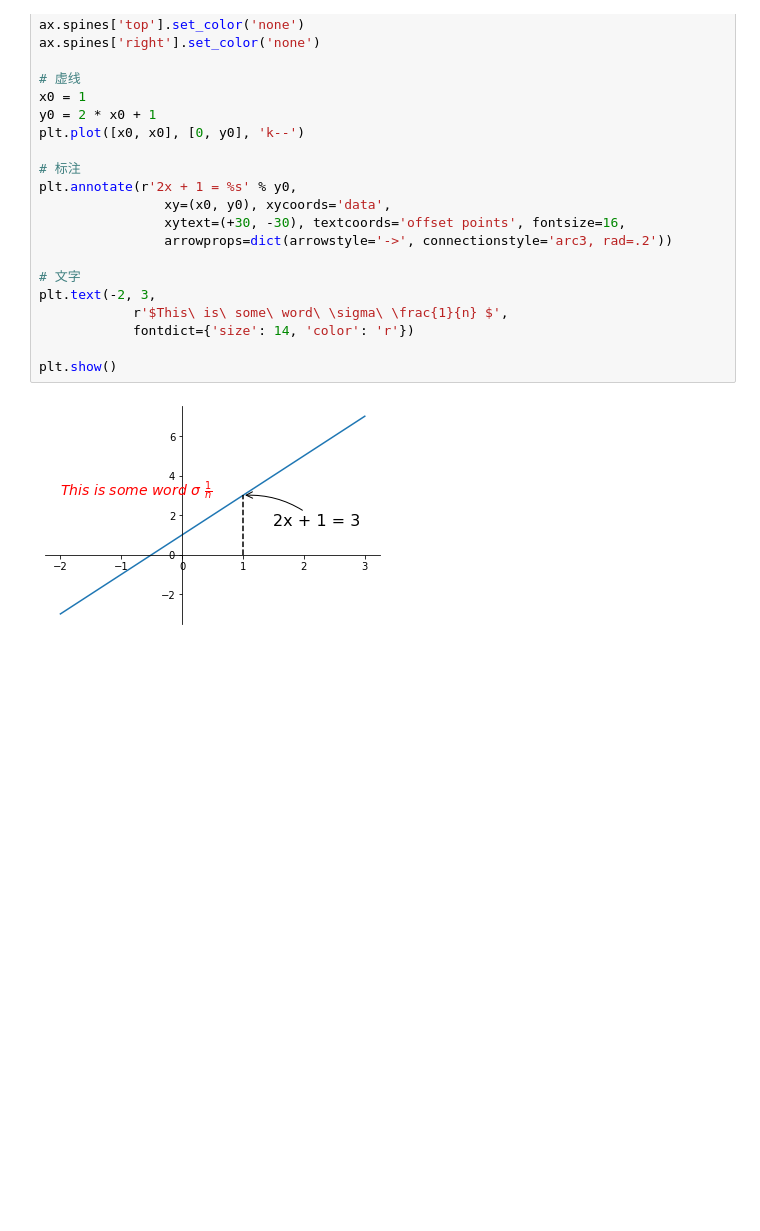
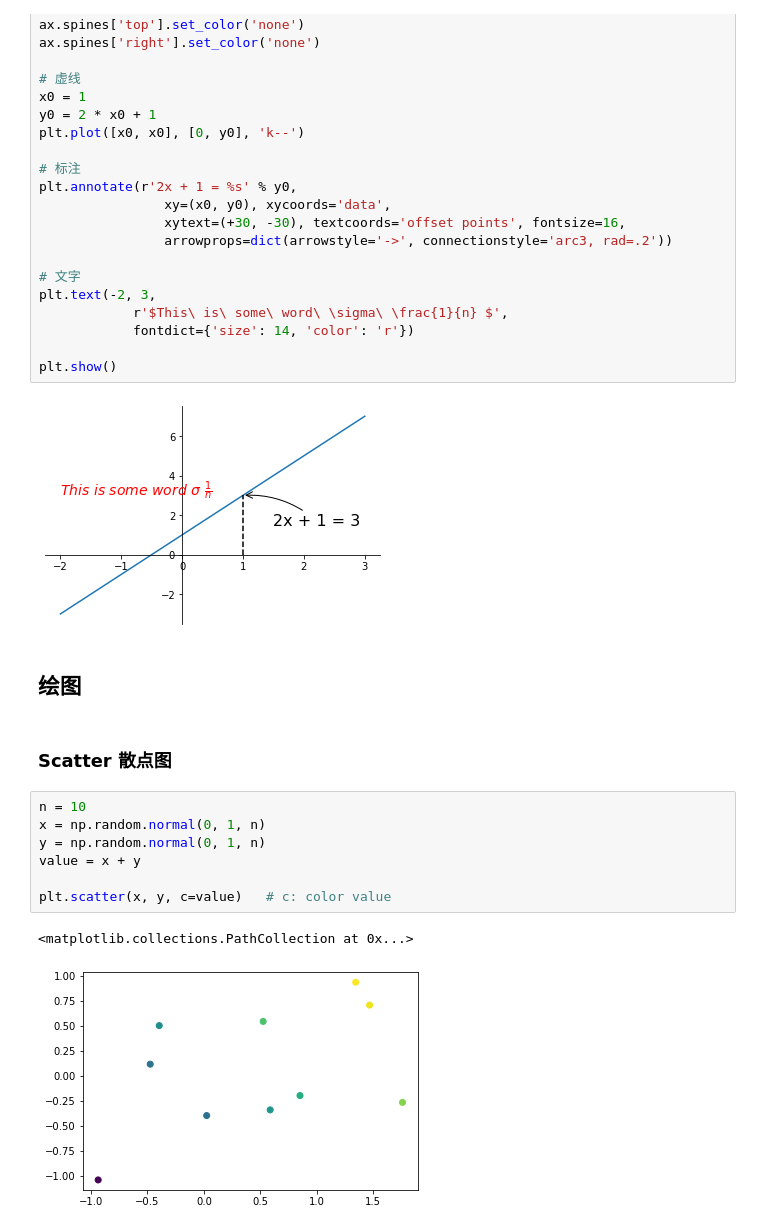
Before and after one commit to doubleZ0108/Computer-Vision-PKU, a Jupyter notebook: docs/matplotlib-study.ipynb, the cells around one changed output. Drawn from its saved outputs; the diff is of its cells as text; blank space fills up the shorter version.

Commit message:
:alembic:matplotlib plot

```diff
--- a/docs/matplotlib-study.ipynb
+++ b/docs/matplotlib-study.ipynb
@@ -132,3 +132,17 @@ plt.text(-2, 3,
 plt.show()
 # %% [output]
 [figure]
+# %% [markdown]
+## 绘图
+# %% [markdown]
+### Scatter 散点图
+# %%
+n = 10
+x = np.random.normal(0, 1, n)
+y = np.random.normal(0, 1, n)
+value = x + y
+
+plt.scatter(x, y, c=value)   # c: color value
+# %% [output]
+<matplotlib.collections.PathCollection at 0x...>
+[figure, added]
```
Also changed, not shown: parts of 9 cells of this notebook.
